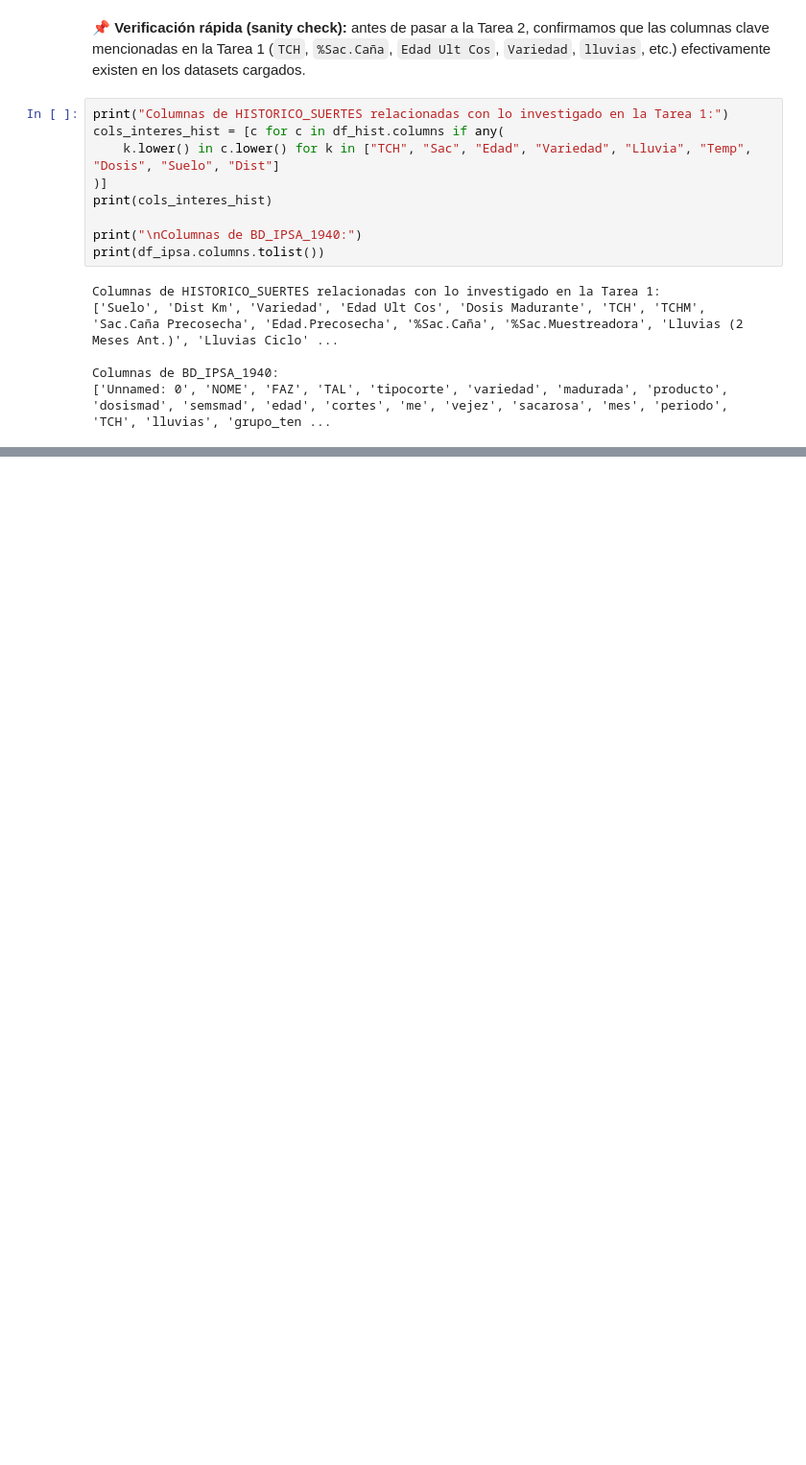
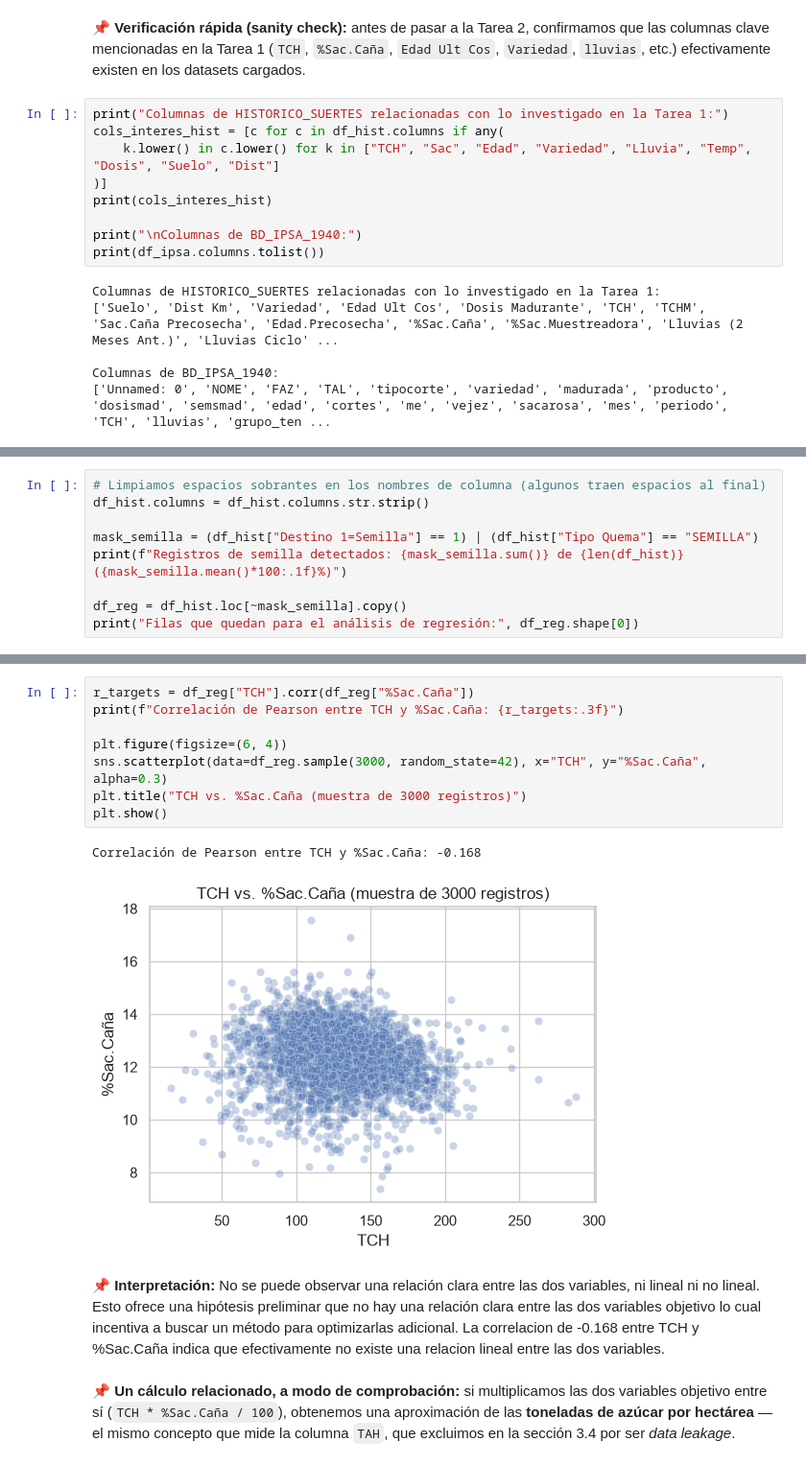
Before and after one commit to joseflorezleon/TallerPracticoAprendizajeAutom-tico1, a Jupyter notebook: Notebooks/Taller_Ingenio_Providencia.ipynb, the cells around one changed output, grey strips where cells are left out. Shown at 96% size. Drawn from its saved outputs; the diff is of its cells as text; blank space fills up the shorter version.

```diff
--- a/Notebooks/Taller_Ingenio_Providencia.ipynb
+++ b/Notebooks/Taller_Ingenio_Providencia.ipynb
@@ -223,0 +191,9 @@ Columnas de BD_IPSA_1940:
+# %%
+# Limpiamos espacios sobrantes en los nombres de columna (algunos traen espacios al final)
+df_hist.columns = df_hist.columns.str.strip()
+
+mask_semilla = (df_hist["Destino 1=Semilla"] == 1) | (df_hist["Tipo Quema"] == "SEMILLA")
+print(f"Registros de semilla detectados: {mask_semilla.sum()} de {len(df_hist)} ({mask_semilla.mean()*100:.1f}%)")
+
+df_reg = df_hist.loc[~mask_semilla].copy()
+print("Filas que quedan para el análisis de regresión:", df_reg.shape[0])
@@ -223,0 +207,16 @@ Columnas de BD_IPSA_1940:
+# %%
+r_targets = df_reg["TCH"].corr(df_reg["%Sac.Caña"])
+print(f"Correlación de Pearson entre TCH y %Sac.Caña: {r_targets:.3f}")
+
+plt.figure(figsize=(6, 4))
+sns.scatterplot(data=df_reg.sample(3000, random_state=42), x="TCH", y="%Sac.Caña", alpha=0.3)
+plt.title("TCH vs. %Sac.Caña (muestra de 3000 registros)")
+plt.show()
+# %% [output]
+Correlación de Pearson entre TCH y %Sac.Caña: -0.168
+[figure, added]
+# %% [markdown]
+📌 **Interpretación:** No se puede observar una relación clara entre las dos variables, ni lineal ni no lineal. Esto ofrece una hipótesis preliminar que no hay una relación clara entre las dos variables objetivo lo cual incentiva a buscar un método para optimizarlas adicional.
+La correlacion de -0.168 entre TCH y %Sac.Caña indica que efectivamente no existe una relacion lineal entre las dos variables.
+# %% [markdown]
+📌 **Un cálculo relacionado, a modo de comprobación:** si multiplicamos las dos variables objetivo entre sí (`TCH * %Sac.Caña / 100`), obtenemos una aproximación de las **toneladas de azúcar por hectárea** — el mismo concepto que mide la columna `TAH`, que excluimos en la sección 3.4 por ser *data leakage*.
```
Also changed, not shown: parts of 125 cells of this notebook, 11 other files.
